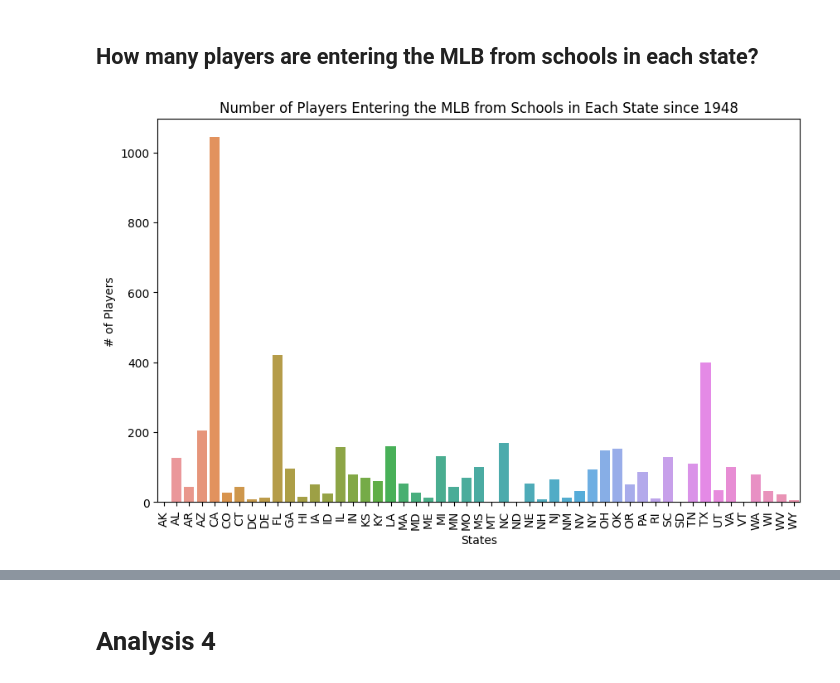
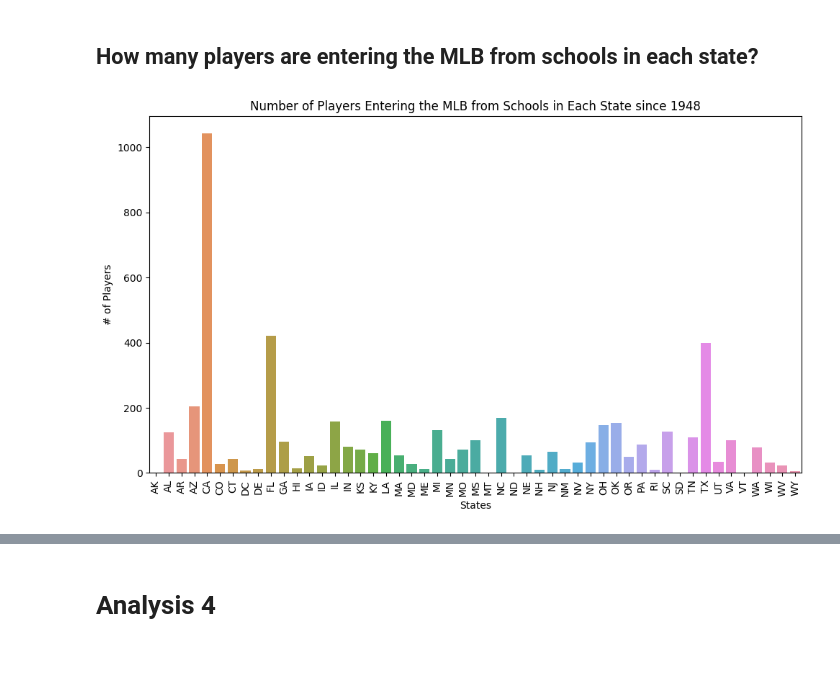
Before and after one commit to ReaganHoopes/cs5830_project1, a Jupyter notebook: project1.ipynb, the cells around one changed output, grey strips where cells are left out. Drawn from its saved outputs; the diff is of its cells as text; code cells hidden in the pictures.

```diff
--- a/project1.ipynb
+++ b/project1.ipynb
@@ -163,34 +166,37 @@ college_states_df.rename(columns = {'state': 'State', 'player_ct': 'Player Count
 
 #Fill in Alaska and Montana (no players)
 college_states_df.loc[len(college_states_df.index)] = ['AK', 0]
 college_states_df.loc[len(college_states_df.index)] = ['MT', 0]
 college_states_df = college_states_df.sort_values(by=['State'], ascending=[True])
 college_states_df = college_states_df.reset_index().drop(columns=["index"])
 
 #Create and plot bargraph
 fig, ax = plt.subplots(figsize=(10, 6))
 plot = sns.barplot(x=college_states_df.State, y=college_states_df['Player Count'])
 plt.setp(plot.get_xticklabels(), rotation=90)
 plt.title('Number of Players Entering the MLB from Schools in Each State since 1948')
 plt.xlabel('States')
 plt.ylabel('# of Players')
+plt.savefig('graphics/school_state_to_mlb_barchart.pdf', bbox_inches='tight')
+plt.tight_layout()
 plt.show()
 
 #Plot US heat map
 #Needed to increase data rate for this: jupyter notebook --NotebookApp.iopub_data_rate_limit=1.0e10
 fig = px.choropleth(college_states_df,
                     locations="State",
                     color="Player Count",
                     hover_name="State",
                     color_continuous_scale="ylorrd",
                     locationmode = 'USA-states')
 fig.update_layout(
     title_text = 'What States are Home to the Schools Sending the Most Players to the MLB?',
     geo_scope='usa',
 )
+fig.write_image('graphics/school_state_to_mlb_map.pdf')
 fig.show()
 # %% [output]
-[figure, old version]
+[figure, new version]
 [interactive output not drawn]
 # %% [markdown]
 # Analysis 4
```
Also changed, not shown: parts of 9 cells of this notebook, 14 other files.
